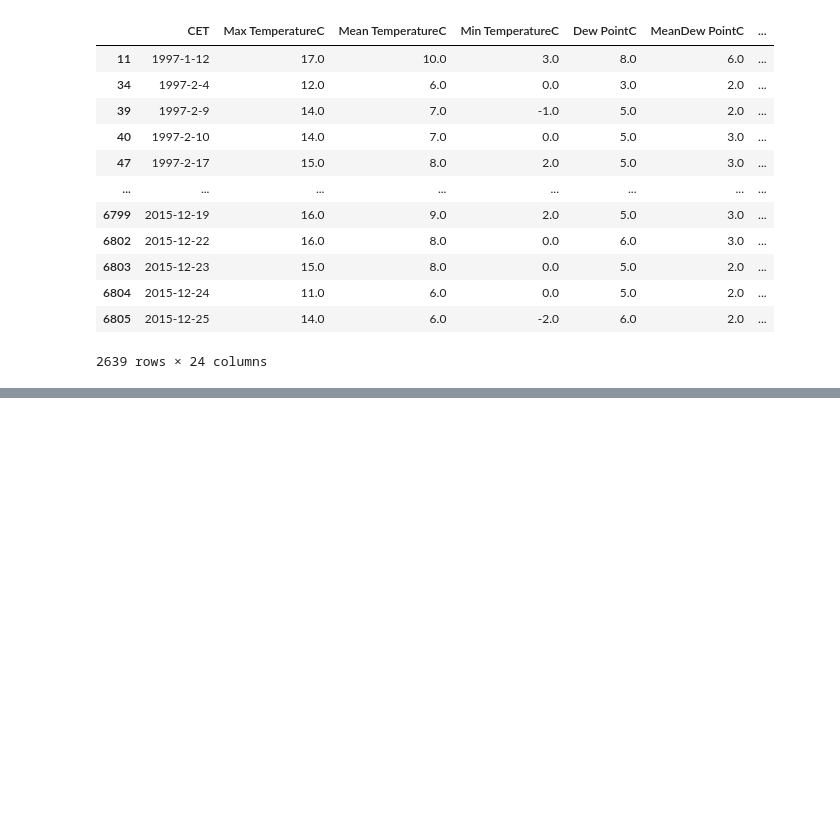
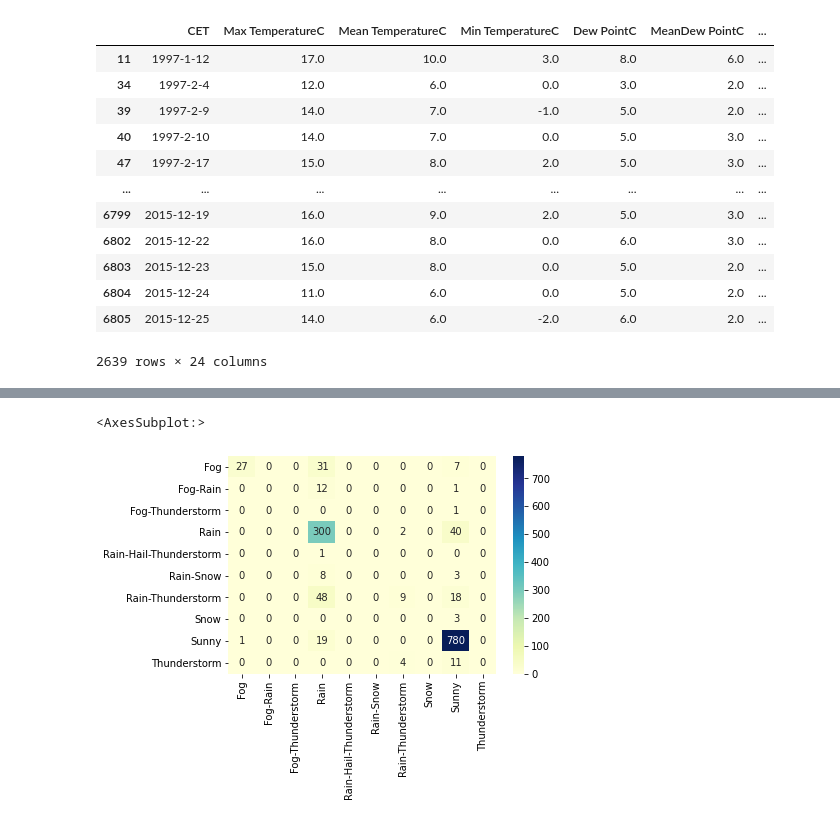
Before and after one commit to giustipatricio/madridbarajas1997-2015, a Jupyter notebook: Madrid-Barajas-1997-2020-weather.ipynb, the cells around one changed output, grey strips where cells are left out. Cells and saved outputs as stored; diff of their text form; code cells hidden in the pictures; blank space fills up the shorter version.

```diff
--- a/Madrid-Barajas-1997-2020-weather.ipynb
+++ b/Madrid-Barajas-1997-2020-weather.ipynb
@@ -339,0 +541,19 @@ dtype: int64
+# %%
+params = [
+    {'C': [1, 10, 100, 1000],
+     'penalty': ['l1', 'l2',],
+     'solver': ['saga']},
+    {'n_neighbors': range(1,200),
+     'weights' : ['uniform', 'distance'],
+     'p' : [1, 2, 3]}
+]
+# %%
+from sklearn.model_selection import StratifiedKFold
+folds=StratifiedKFold(n_splits=10, random_state=19, shuffle=True)
+# %%
+grids = []
+for i in range(len(models)):
+    gs = GridSearchCV(estimator=models[i], param_grid=params[i], scoring='accuracy', cv=folds, n_jobs=4)
+    print (gs)
+    fit = gs.fit(X_train, Y_train)
+    grids.append(fit)
@@ -339,0 +603,3 @@ dtype: int64
+# %%
+y_preds_log = grids[0].predict(X_test)
+y_preds_knn = grids[1].predict(X_test)
@@ -339,0 +626,10 @@ dtype: int64
+# %%
+print (classification_report(Y_test, y_preds_log))
+confu_mtx = pd.DataFrame(confusion_matrix(Y_test, y_preds_log),
+  index = [ 'Fog','Fog-Rain','Fog-Thunderstorm','Rain','Rain-Hail-Thunderstorm','Rain-Snow','Rain-Thunderstorm','Snow','Sunny','Thunderstorm'],
+  columns = ['Fog','Fog-Rain','Fog-Thunderstorm','Rain','Rain-Hail-Thunderstorm','Rain-Snow','Rain-Thunderstorm','Snow','Sunny','Thunderstorm'])
+
+sns.heatmap(confu_mtx , annot=True, fmt='d', cmap='YlGnBu')
+# %% [output]
+<AxesSubplot:>
+[figure, added]
```
Also changed, not shown: parts of 44 cells of this notebook, 1 other file.
